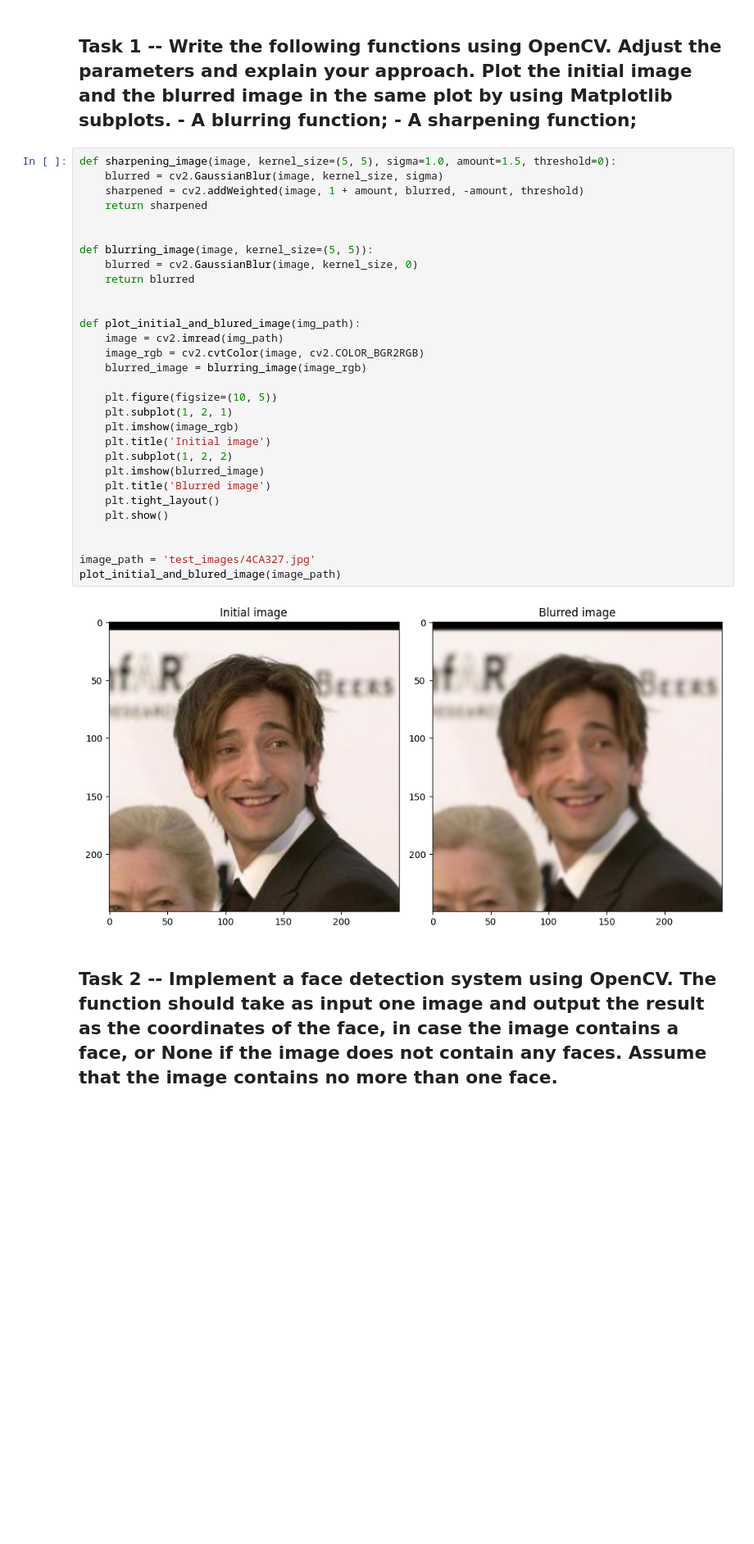
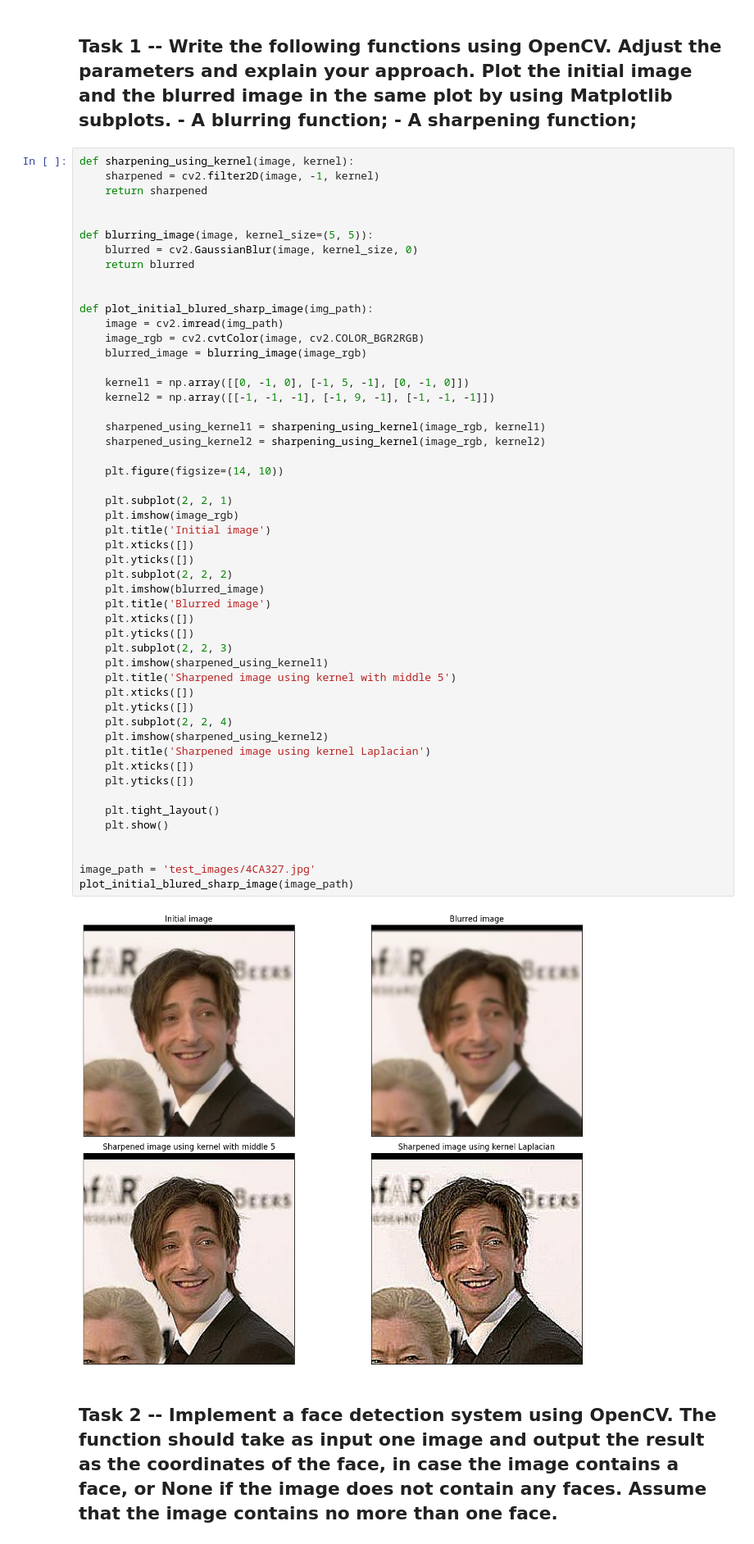
Before and after one commit to espada1317/IA_labs, a Jupyter notebook: IA_LAB5/IA_M_ReportTemplate.ipynb, the cells around one changed output. Shown at 82% size. Drawn from its saved outputs; the diff is of its cells as text; blank space fills up the shorter version.

```diff
--- a/IA_LAB5/IA_M_ReportTemplate.ipynb
+++ b/IA_LAB5/IA_M_ReportTemplate.ipynb
@@ -15,37 +16,58 @@ import csv
 # %% [markdown]
 ## Task 1 -- Write the following functions using OpenCV. Adjust the parameters and explain your approach. Plot the initial image and the blurred image in the same plot by using Matplotlib subplots. - A blurring function; - A sharpening function;
 # %%
-def sharpening_image(image, kernel_size=(5, 5), sigma=1.0, amount=1.5, threshold=0):
-    blurred = cv2.GaussianBlur(image, kernel_size, sigma)
-    sharpened = cv2.addWeighted(image, 1 + amount, blurred, -amount, threshold)
+def sharpening_using_kernel(image, kernel):
+    sharpened = cv2.filter2D(image, -1, kernel)
     return sharpened
 
 
 def blurring_image(image, kernel_size=(5, 5)):
     blurred = cv2.GaussianBlur(image, kernel_size, 0)
     return blurred
 
 
-def plot_initial_and_blured_image(img_path):
+def plot_initial_blured_sharp_image(img_path):
     image = cv2.imread(img_path)
     image_rgb = cv2.cvtColor(image, cv2.COLOR_BGR2RGB)
     blurred_image = blurring_image(image_rgb)
 
-    plt.figure(figsize=(10, 5))
-    plt.subplot(1, 2, 1)
+    kernel1 = np.array([[0, -1, 0], [-1, 5, -1], [0, -1, 0]])
+    kernel2 = np.array([[-1, -1, -1], [-1, 9, -1], [-1, -1, -1]])
+
+    sharpened_using_kernel1 = sharpening_using_kernel(image_rgb, kernel1)
+    sharpened_using_kernel2 = sharpening_using_kernel(image_rgb, kernel2)
+
+    plt.figure(figsize=(14, 10))
+
+    plt.subplot(2, 2, 1)
     plt.imshow(image_rgb)
     plt.title('Initial image')
-    plt.subplot(1, 2, 2)
+    plt.xticks([])
+    plt.yticks([])
+    plt.subplot(2, 2, 2)
     plt.imshow(blurred_image)
     plt.title('Blurred image')
+    plt.xticks([])
+    plt.yticks([])
+    plt.subplot(2, 2, 3)
+    plt.imshow(sharpened_using_kernel1)
+    plt.title('Sharpened image using kernel with middle 5')
+    plt.xticks([])
+    plt.yticks([])
+    plt.subplot(2, 2, 4)
+    plt.imshow(sharpened_using_kernel2)
+    plt.title('Sharpened image using kernel Laplacian')
+    plt.xticks([])
+    plt.yticks([])
+
     plt.tight_layout()
     plt.show()
 
 
 image_path = 'test_images/4CA327.jpg'
-plot_initial_and_blured_image(image_path)
+plot_initial_blured_sharp_image(image_path)
 # %% [output]
-[figure, old version]
+[figure, new version]
 # %% [markdown]
 ## Task 2 --  Implement a face detection system using OpenCV. The function should take as input one image and output the result as the coordinates of the face, in case the image contains a  face, or None if the image does not contain any faces. Assume that the image contains no more than one face.
 # %%
```
Also changed, not shown: parts of 2 cells of this notebook, 1 other file.
